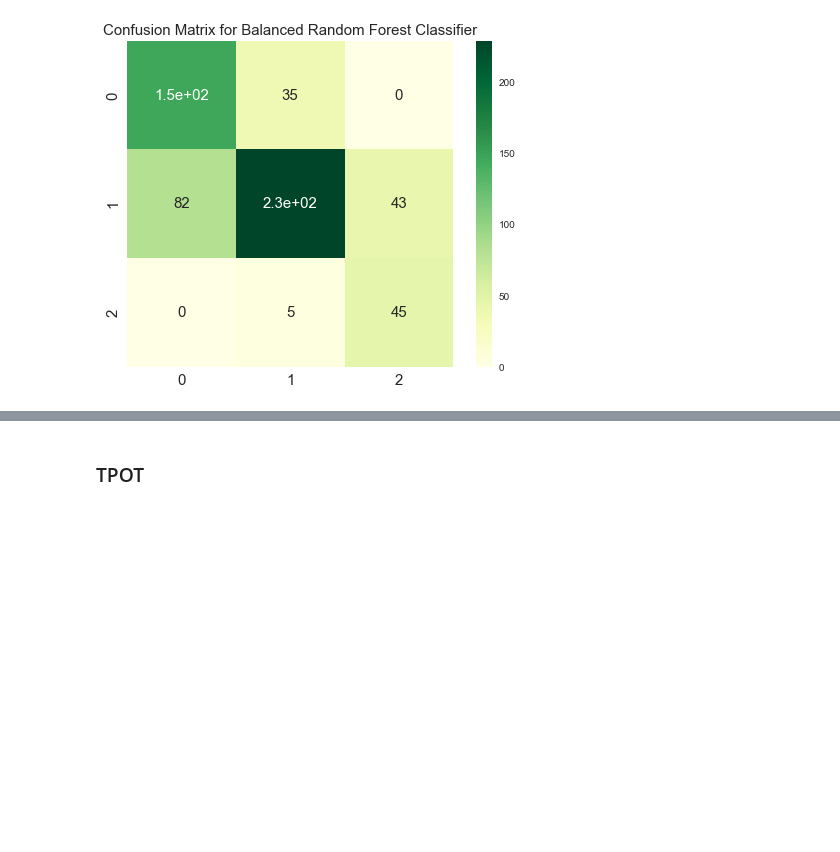
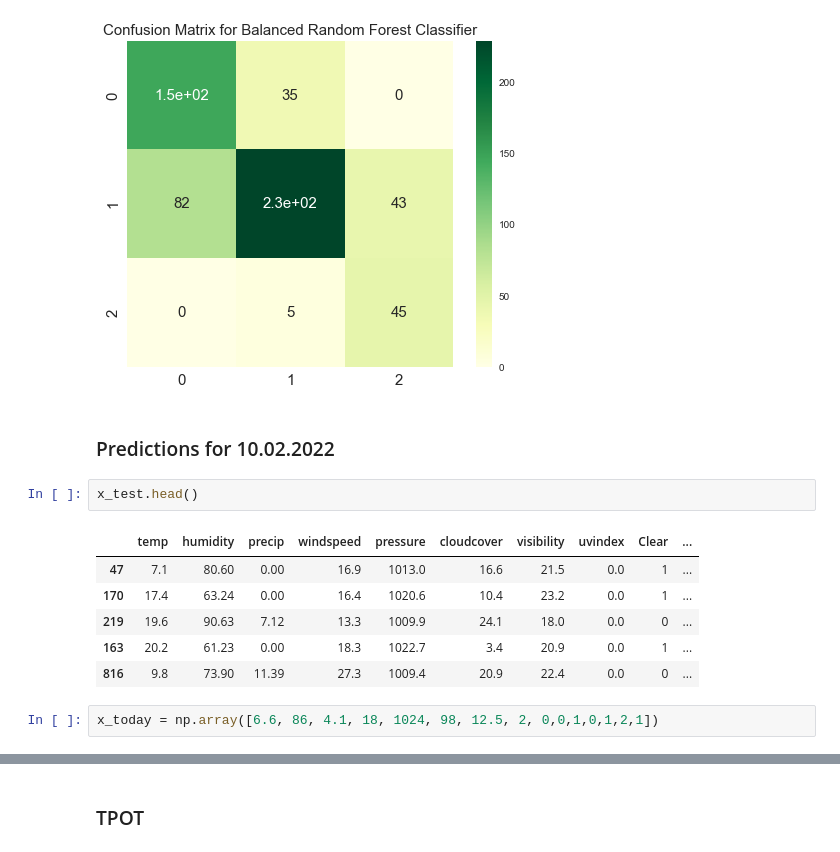
Before and after one commit to radek-deb/Air_Quality_Paris-vs-Lyon_Final_Project, a Jupyter notebook: 06 - ML/Paris_ML.ipynb, the cells around one changed output, grey strips where cells are left out. Cells and saved outputs as stored; diff of their text form; blank space fills up the shorter version.

```diff
--- a/06 - ML/Paris_ML.ipynb
+++ b/06 - ML/Paris_ML.ipynb
@@ -437,3 +437,16 @@ Balanced accuracy_score  0.7845074965404585
 
 F1_score  0.7214960175693458
 [figure]
+# %% [markdown]
+### Predictions for 10.02.2022
+# %%
+x_test.head()
+# %% [output]
+|  | temp | humidity | precip | windspeed | pressure | cloudcover | visibility | uvindex | Clear | ... |
+| 47 | 7.1 | 80.60 | 0.00 | 16.9 | 1013.0 | 16.6 | 21.5 | 0.0 | 1 | ... |
+| 170 | 17.4 | 63.24 | 0.00 | 16.4 | 1020.6 | 10.4 | 23.2 | 0.0 | 1 | ... |
+| 219 | 19.6 | 90.63 | 7.12 | 13.3 | 1009.9 | 24.1 | 18.0 | 0.0 | 0 | ... |
+| 163 | 20.2 | 61.23 | 0.00 | 18.3 | 1022.7 | 3.4 | 20.9 | 0.0 | 1 | ... |
+| 816 | 9.8 | 73.90 | 11.39 | 27.3 | 1009.4 | 20.9 | 22.4 | 0.0 | 0 | ... |
+# %%
+x_today = np.array([6.6, 86, 4.1, 18, 1024, 98, 12.5, 2, 0,0,1,0,1,2,1])
```
Also changed, not shown: parts of 4 cells of this notebook, 4 other files.
